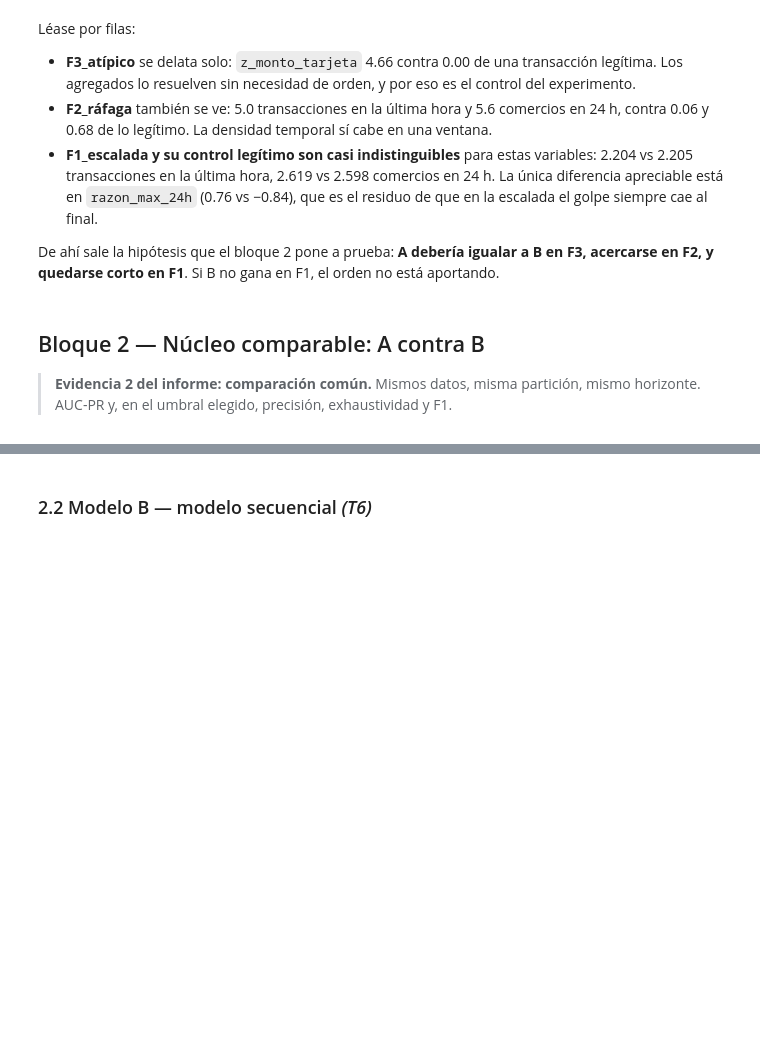
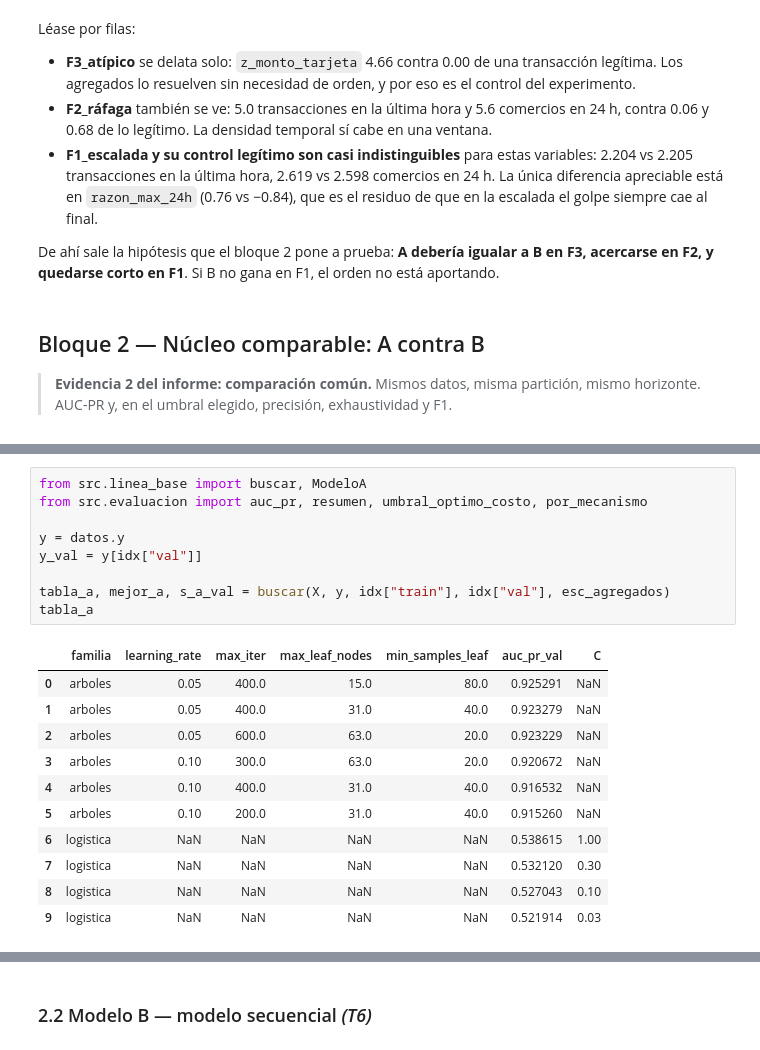
Before and after one commit to CindyGualim/DeepLearning_p1, a Jupyter notebook: proyecto1_Gualim_Ocaña.ipynb, the cells around one changed output, grey strips where cells are left out. Cells and saved outputs as stored; diff of their text form; blank space fills up the shorter version.

Commit message:
feat: Modelo A boosting sobre features agregadas con puntaje continuo

```diff
--- a/proyecto1_Gualim_Ocaña.ipynb
+++ b/proyecto1_Gualim_Ocaña.ipynb
@@ -478,0 +489,21 @@ en F2, y quedarse corto en F1**. Si B no gana en F1, el orden no está aportando
+# %%
+from src.linea_base import buscar, ModeloA
+from src.evaluacion import auc_pr, resumen, umbral_optimo_costo, por_mecanismo
+
+y = datos.y
+y_val = y[idx["val"]]
+
+tabla_a, mejor_a, s_a_val = buscar(X, y, idx["train"], idx["val"], esc_agregados)
+tabla_a
+# %% [output]
+|  | familia | learning_rate | max_iter | max_leaf_nodes | min_samples_leaf | auc_pr_val | C |
+| 0 | arboles | 0.05 | 400.0 | 15.0 | 80.0 | 0.925291 | NaN |
+| 1 | arboles | 0.05 | 400.0 | 31.0 | 40.0 | 0.923279 | NaN |
+| 2 | arboles | 0.05 | 600.0 | 63.0 | 20.0 | 0.923229 | NaN |
+| 3 | arboles | 0.10 | 300.0 | 63.0 | 20.0 | 0.920672 | NaN |
+| 4 | arboles | 0.10 | 400.0 | 31.0 | 40.0 | 0.916532 | NaN |
+| 5 | arboles | 0.10 | 200.0 | 31.0 | 40.0 | 0.915260 | NaN |
+| 6 | logistica | NaN | NaN | NaN | NaN | 0.538615 | 1.00 |
+| 7 | logistica | NaN | NaN | NaN | NaN | 0.532120 | 0.30 |
+| 8 | logistica | NaN | NaN | NaN | NaN | 0.527043 | 0.10 |
+| 9 | logistica | NaN | NaN | NaN | NaN | 0.521914 | 0.03 |
```
Also changed, not shown: parts of 12 cells of this notebook, 3 other files.
